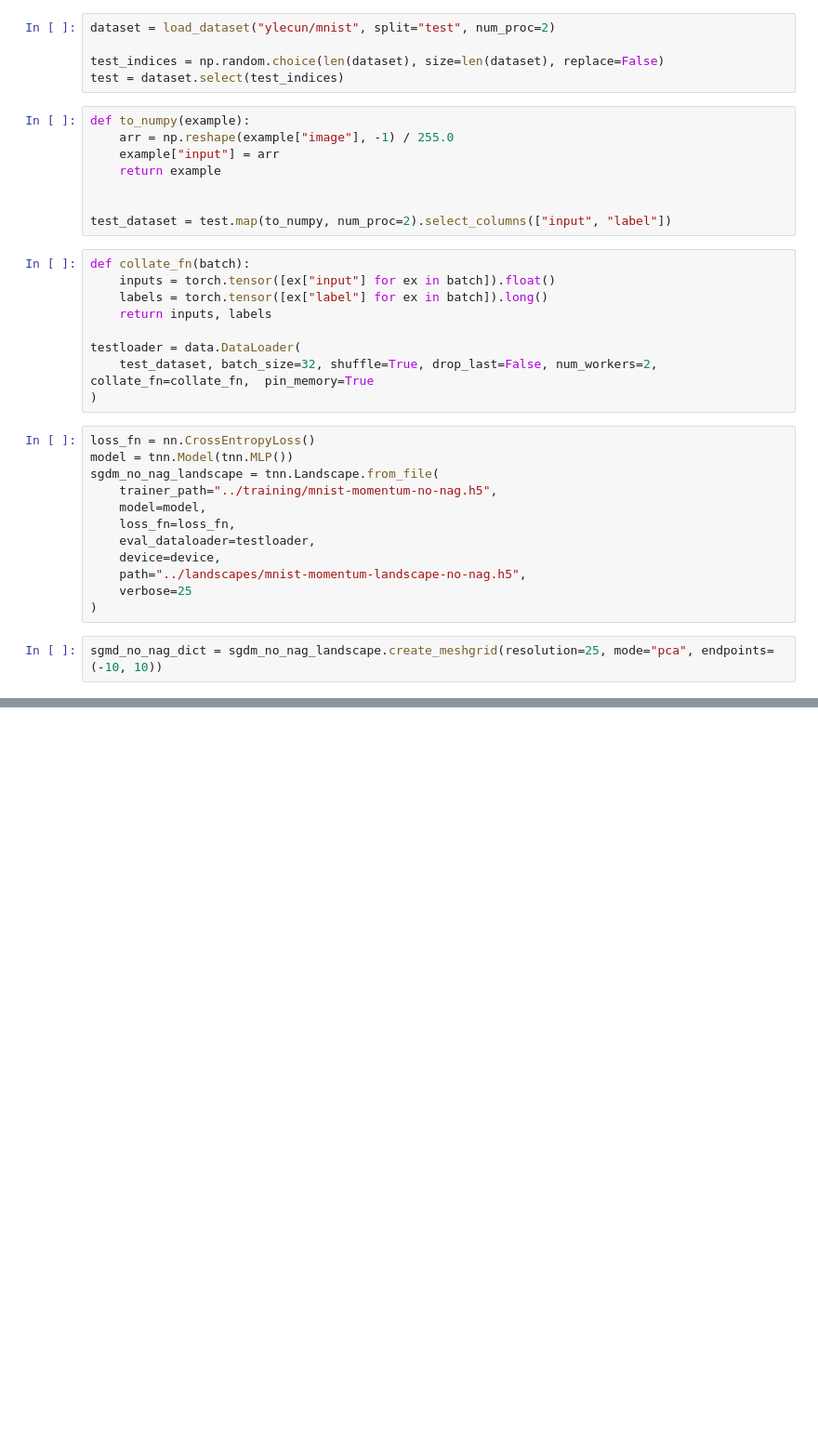
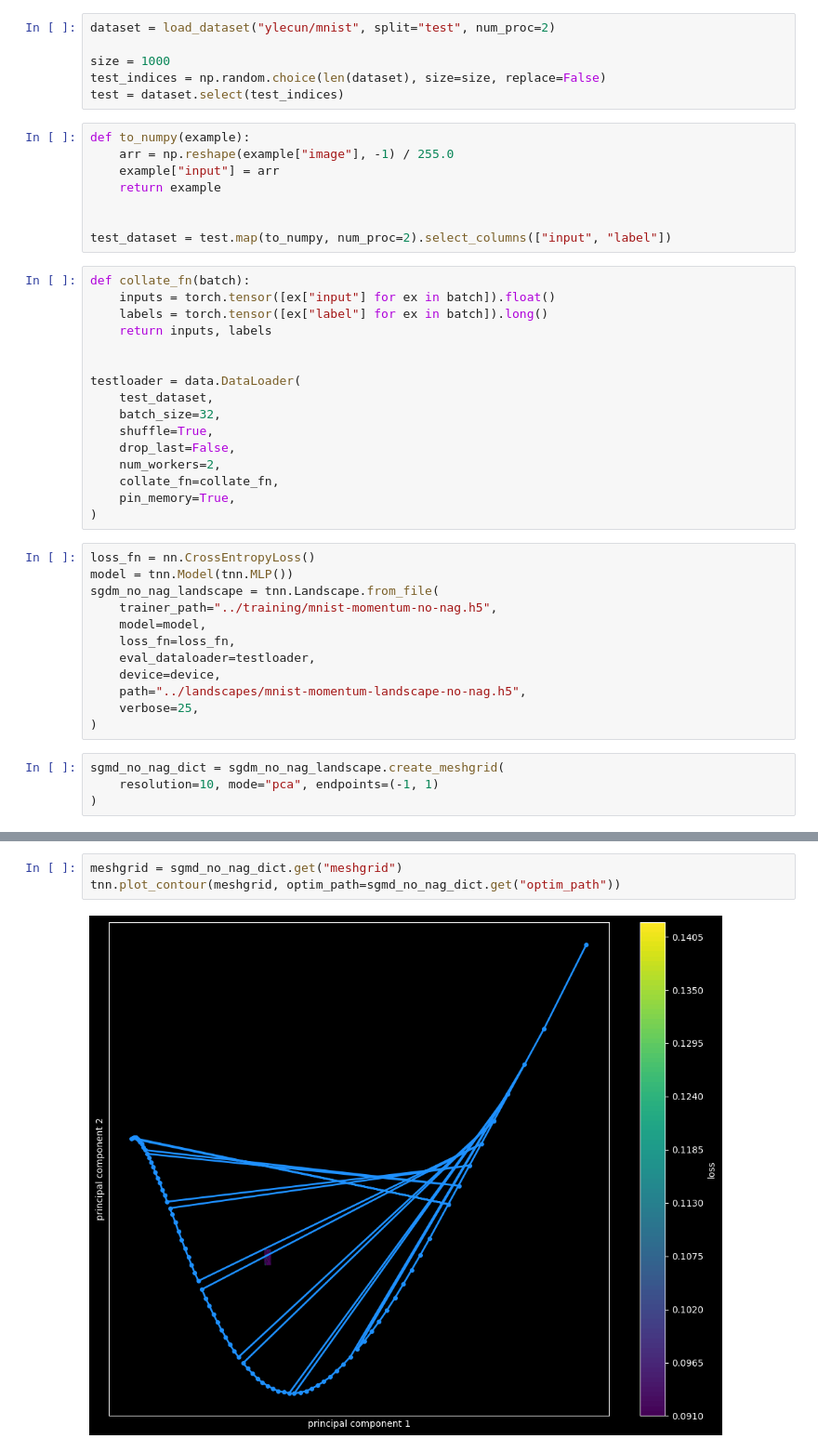
Before and after one commit to andrew-m-holmes/teaching-neural-networks, a Jupyter notebook: notebooks/mnist-landscape.ipynb, the cells around one changed output, grey strips where cells are left out. Shown: that part at 93% size. Cells and saved outputs as stored; diff of their text form; blank space fills up the shorter version.

```diff
--- a/notebooks/mnist-landscape.ipynb
+++ b/notebooks/mnist-landscape.ipynb
@@ -11,7 +15,8 @@ device = "cuda" if torch.cuda.is_available() else "mps" if torch.backends.mps.is
 # %%
 dataset = load_dataset("ylecun/mnist", split="test", num_proc=2)
 
-test_indices = np.random.choice(len(dataset), size=len(dataset), replace=False)
+size = 1000
+test_indices = np.random.choice(len(dataset), size=size, replace=False)
 test = dataset.select(test_indices)
 # %%
 def to_numpy(example):
@@ -27,8 +32,15 @@ def collate_fn(batch):
     labels = torch.tensor([ex["label"] for ex in batch]).long()
     return inputs, labels
 
+
 testloader = data.DataLoader(
-    test_dataset, batch_size=32, shuffle=True, drop_last=False, num_workers=2, collate_fn=collate_fn,  pin_memory=True
+    test_dataset,
+    batch_size=32,
+    shuffle=True,
+    drop_last=False,
+    num_workers=2,
+    collate_fn=collate_fn,
+    pin_memory=True,
 )
 # %%
 loss_fn = nn.CrossEntropyLoss()
@@ -40,10 +52,12 @@ sgdm_no_nag_landscape = tnn.Landscape.from_file(
     eval_dataloader=testloader,
     device=device,
     path="../landscapes/mnist-momentum-landscape-no-nag.h5",
-    verbose=25
+    verbose=25,
 )
 # %%
-sgmd_no_nag_dict = sgdm_no_nag_landscape.create_meshgrid(resolution=25, mode="pca", endpoints=(-10, 10))
+sgmd_no_nag_dict = sgdm_no_nag_landscape.create_meshgrid(
+    resolution=10, mode="pca", endpoints=(-1, 1)
+)
 # %% [output]
 meshgrid creation using pca
 model using cuda
@@ -94,0 +94,5 @@ principle component variance was saved to ../landscapes/mnist-momentum-landscape
+# %%
+meshgrid = sgmd_no_nag_dict.get("meshgrid")
+tnn.plot_contour(meshgrid, optim_path=sgmd_no_nag_dict.get("optim_path"))
+# %% [output]
+[figure, added]
```
Also changed, not shown: parts of 4 cells of this notebook, 3 other files.
